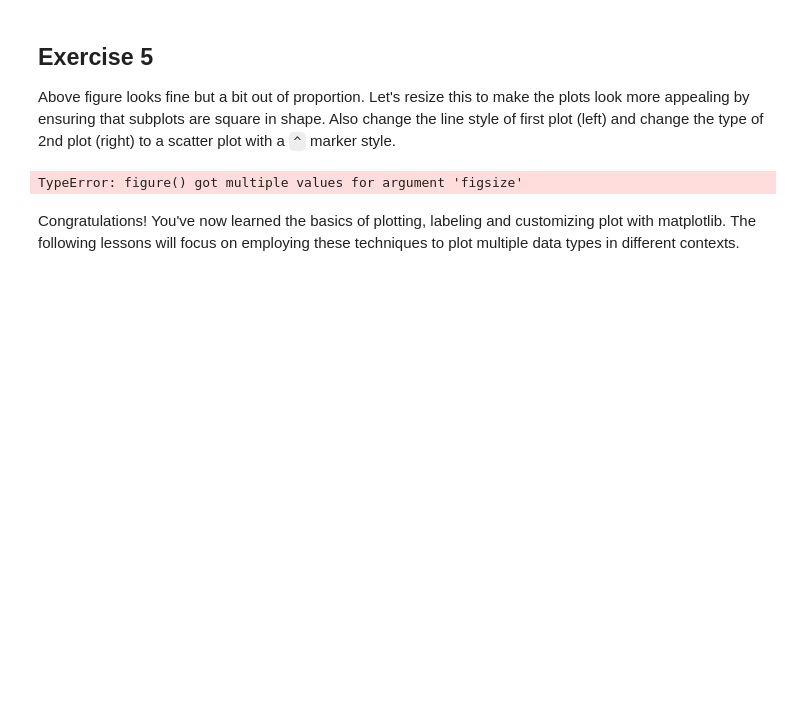
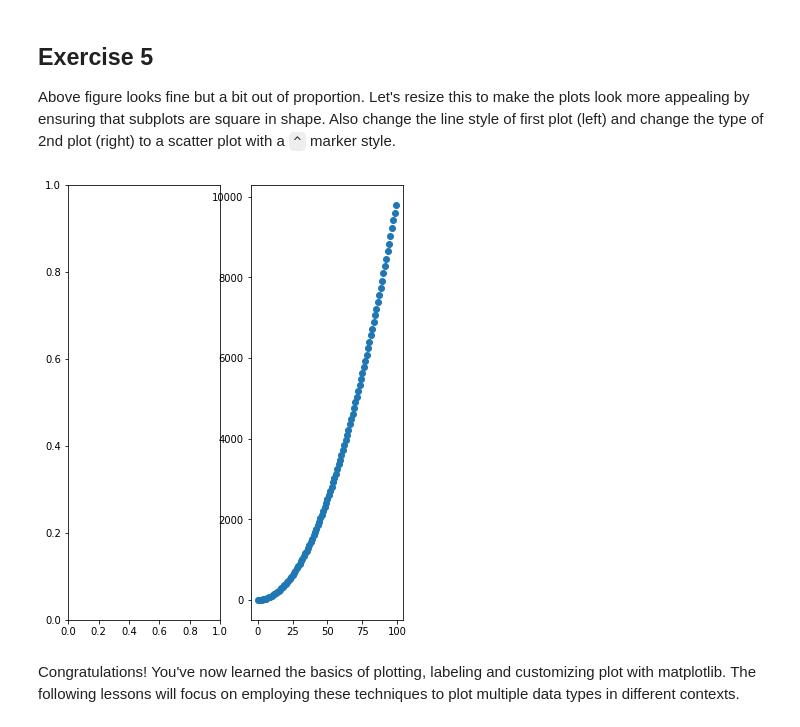
Before and after one commit to kathrinv/dsc-more-practice-with-matplotlib-lab-nyc-ds-082619, a Jupyter notebook: index.ipynb, the cells around one changed output. Saved outputs shown, nothing was run; the diff lists cells and outputs as text; code cells hidden in the pictures; blank space fills up the shorter version.

```diff
--- a/index.ipynb
+++ b/index.ipynb
@@ -137,11 +137,11 @@ Above figure looks fine but a bit out of proportion. Let's resize this to make t
 # %%
 fig = plt.figure(figsize=(6,8))
 ax1 = fig.add_subplot(121)
-ax2 = fig.add_subplot()
+ax2 = fig.add_subplot(122)
 ax2.scatter(x, z)
 plt.show()
 # %% [output]
-TypeError: figure() got multiple values for argument 'figsize'
+[figure, added]
 # %% [markdown]
 Congratulations! You've now learned the basics of plotting, labeling and customizing plot with matplotlib. The following lessons will focus on employing these techniques to plot multiple data types in different contexts.
 # %% [markdown]
```
